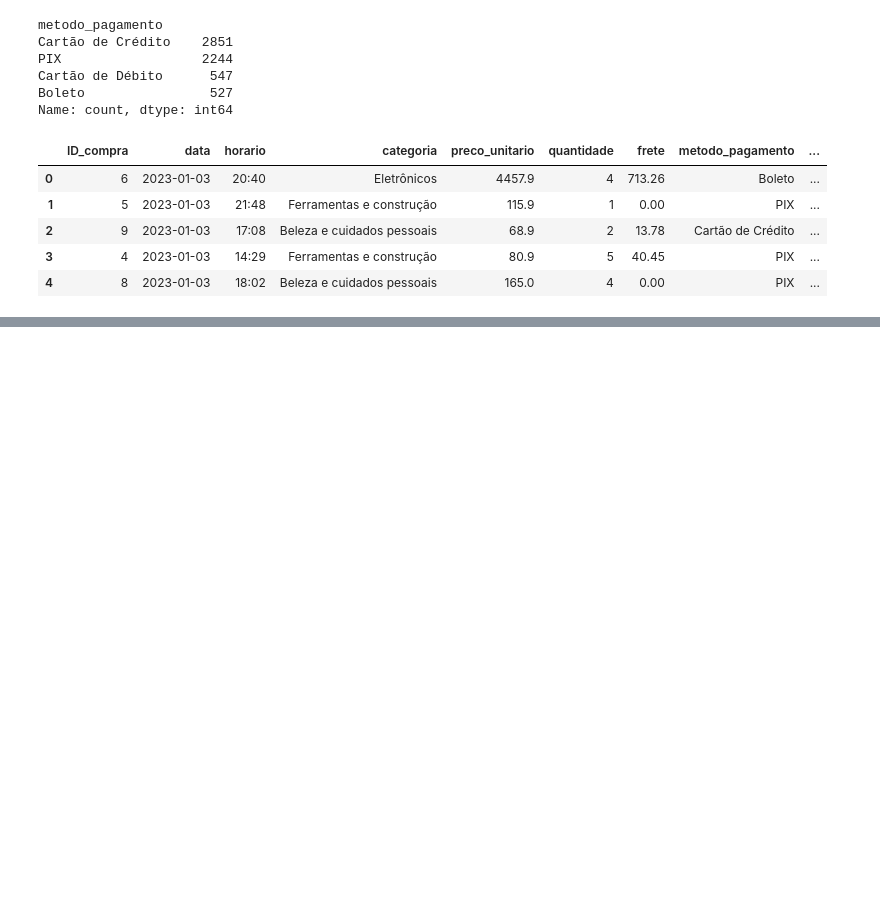
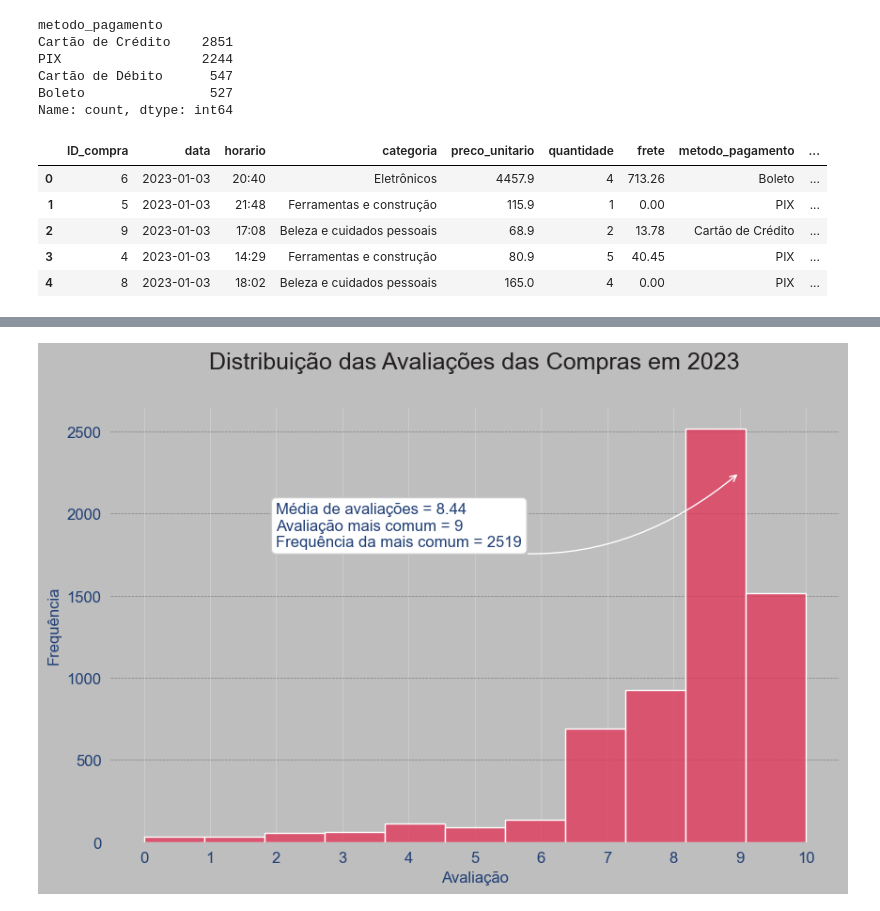
Before and after one commit to Jackvs720v/BigDataIA, a Jupyter notebook: aula10/aula9.ipynb, the cells around one changed output, grey strips where cells are left out. Saved outputs shown, nothing was run; the diff lists cells and outputs as text; code cells hidden in the pictures; blank space fills up the shorter version.

```diff
--- a/aula10/aula9.ipynb
+++ b/aula10/aula9.ipynb
@@ -460,0 +529,40 @@ metodo_mais_utilizado = metodos_de_pagamento
+# %%
+
+def avaliacao_compra():
+    # Configurações do gráfico
+    plt.figure(figsize=(10, 6), facecolor=CINZA_1)
+    ax = plt.axes()
+    ax.set_facecolor(CINZA_1)
+
+    # Plotar o histograma das avaliações
+    sns.histplot(df['avaliacao_compra'], bins=11, color=VERMELHO_1, kde=False, ax=ax)
+
+    # Adicionar rótulos e título
+    plt.title('Distribuição das Avaliações das Compras em 2023', fontsize=18, pad=30,
+              color=CINZA_5)
+    plt.xlabel('Avaliação', fontsize=12, color=AZUL_1)
+    plt.ylabel('Frequência', fontsize=12, color=AZUL_1)
+    plt.xticks(range(11), fontsize=12, color=AZUL_1)
+    plt.yticks(fontsize=12, color=AZUL_1)
+    ax.spines['top'].set_visible(False)
+    ax.spines['right'].set_visible(False)
+    ax.spines['left'].set_visible(False)
+    ax.spines['bottom'].set_visible(False)
+    ax.set_axisbelow(True)
+    ax.yaxis.grid(color='gray', linestyle='--', linewidth=0.5)
+
+    # Adicionar caixa de anotação
+    media_avaliacao = df['avaliacao_compra'].mean().round(2)
+    avaliacao_mais_comum = df['avaliacao_compra'].value_counts().idxmax()
+    freq_avaliacao_mais_comum = df['avaliacao_compra'].value_counts().max()
+
+    texto_anotacao = f"Média de avaliações = {media_avaliacao}\nAvaliação mais comum = {avaliacao_mais_comum}\nFrequência da mais comum = {freq_avaliacao_mais_comum}"
+
+    ax.annotate(texto_anotacao, xy=(9, 2250), xytext=(2, 1800), fontsize=12, color=AZUL_1,
+                bbox=dict(boxstyle="round,pad=0.3", edgecolor=CINZA_3, facecolor=BRANCO),
+                arrowprops=dict(facecolor=AZUL_1, arrowstyle="->", connectionstyle="arc3,rad=0.3"))
+
+    return plt
+# %%
+avaliacao_compra()
+# %% [output]
@@ -460,0 +570 @@ metodo_mais_utilizado = metodos_de_pagamento
+[figure, added]
```
Also changed, not shown: parts of 17 cells of this notebook, 1 other file.
